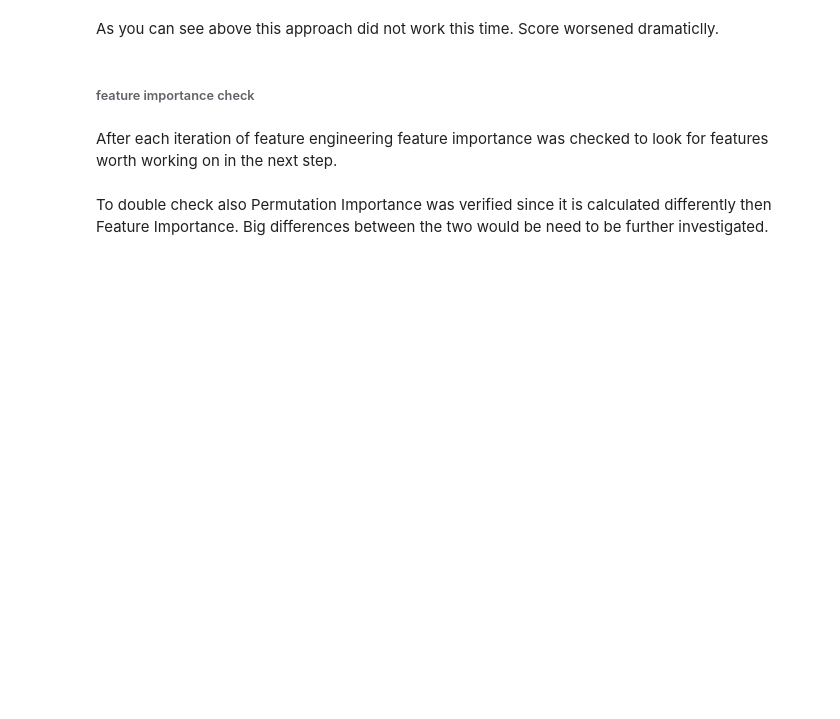
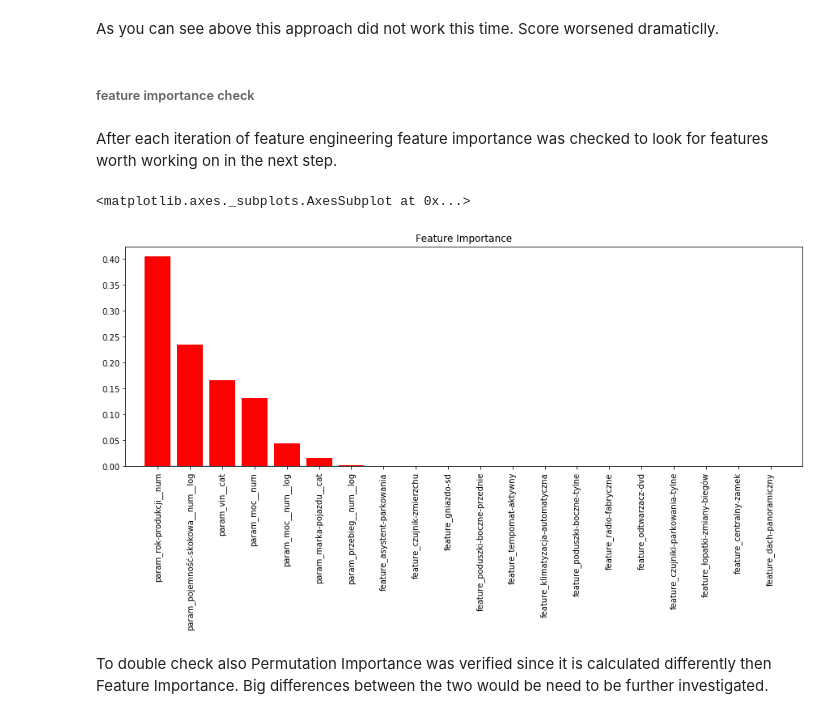
Before and after one commit to JakubStanczak/Car_price_predict, a Jupyter notebook: Car_price.ipynb, the cells around one changed output. Saved outputs shown, nothing was run; the diff lists cells and outputs as text; code cells hidden in the pictures; blank space fills up the shorter version.

```diff
--- a/Car_price.ipynb
+++ b/Car_price.ipynb
@@ -471,12 +550,15 @@ As you can see above this approach did not work this time. Score worsened dramat
 # %% [markdown]
 After each iteration of feature engineering feature importance was checked to look for features worth working on in the next step.
 # %%
-feats = list(bool_feats) + list(cat_feats) + list(num_feats)
+feats = list(bool_feats) + list(cat_feats) + list(num_feats) + list(log_feats)
 
 X = df[ feats ]
 y = df['price_value_PLN']
 model.fit(X, y)
 skplt.estimators.plot_feature_importances(model, feature_names=feats, x_tick_rotation=90, figsize=(15, 5))
+# %% [output]
+<matplotlib.axes._subplots.AxesSubplot at 0x...>
+[figure, added]
 # %% [markdown]
 To double check also Permutation Importance was verified since it is calculated differently then Feature Importance. Big differences between the two would be need to be further investigated.
 # %%
```
Also changed, not shown: parts of 40 cells of this notebook.
